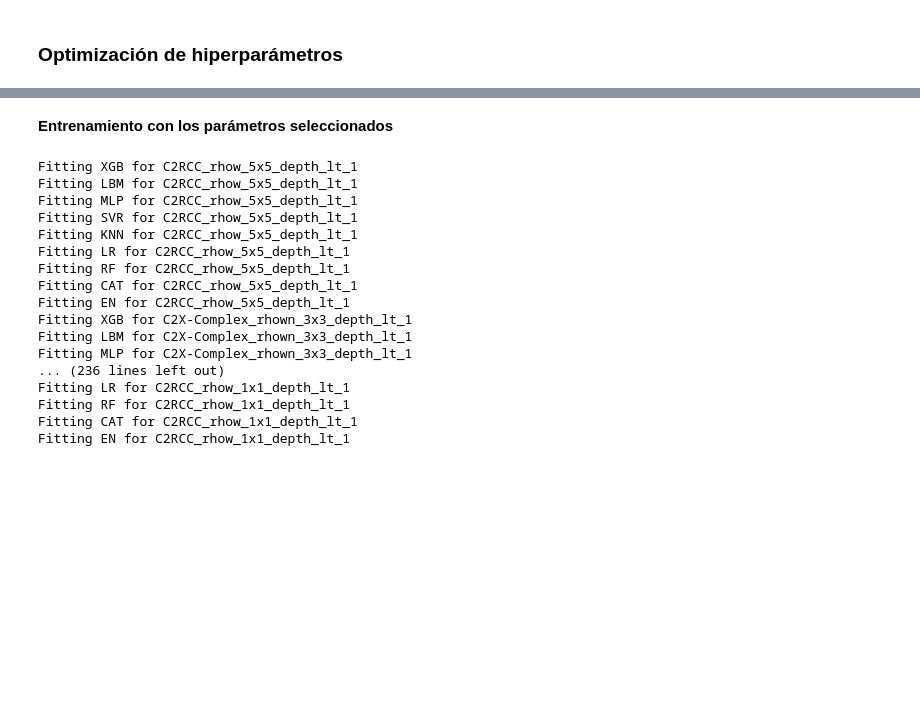
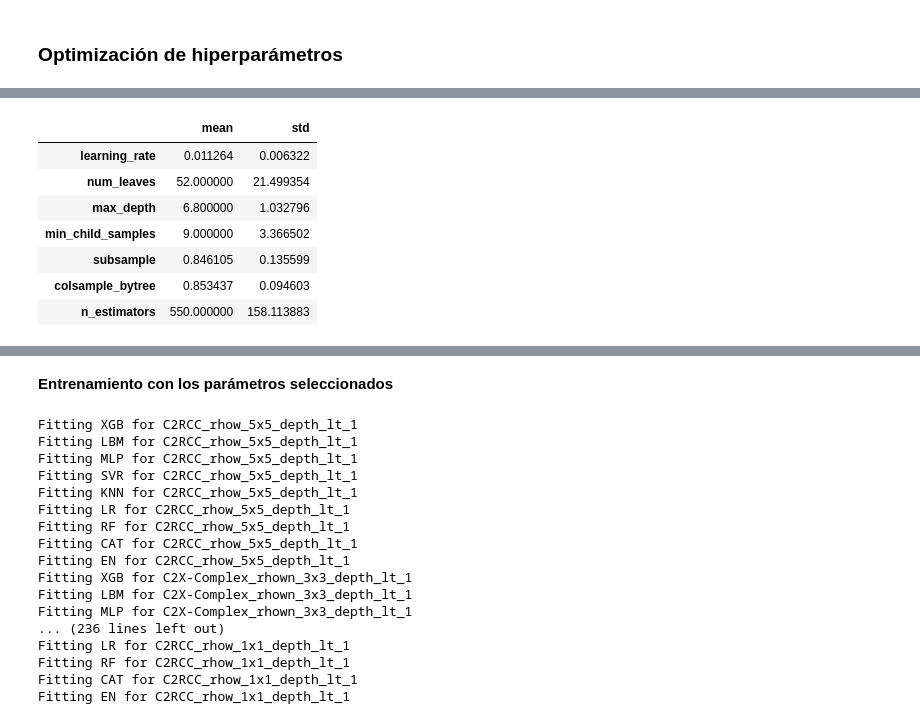
Before and after one commit to Antonio-MI/mar-menor-chl, a Jupyter notebook: Seleccion_Parametros.ipynb, the cells around one changed output, grey strips where cells are left out. Saved outputs shown, nothing was run; the diff lists cells and outputs as text; code cells hidden in the pictures; blank space fills up the shorter version.

```diff
--- a/Seleccion_Parametros.ipynb
+++ b/Seleccion_Parametros.ipynb
@@ -556,6 +662,38 @@ def objective(trial, df, target, model_name):
 # %%
 with open(f"training_results/selection_results_{depth}.pkl", "wb") as f:
     pickle.dump(global_results, f)
+# %%
+# Diccionario para agrupar parámetros por modelo
+params_by_model = defaultdict(list)
+
+# Agrupar best_params por modelo
+for (df_name, model_name), result in global_results.items():
+    best_params = result["best_params"]
+    params_by_model[model_name].append(best_params)
+
+# Crear DataFrames con medias y std por modelo
+summary_stats = {}
+
+for model_name, param_list in params_by_model.items():
+    df_params = pd.DataFrame(param_list)
+
+    # Filtramos solo columnas numéricas para calcular medias y std
+    df_numeric = df_params.select_dtypes(include=[np.number])
+
+    stats = pd.concat([df_numeric.mean().rename("mean"), df_numeric.std().rename("std")], axis=1)
+    summary_stats[model_name] = stats
+
+# Mostrar un ejemplo
+summary_stats["LBM"]
+# %% [output]
+|  | mean | std |
+| learning_rate | 0.011264 | 0.006322 |
+| num_leaves | 52.000000 | 21.499354 |
+| max_depth | 6.800000 | 1.032796 |
+| min_child_samples | 9.000000 | 3.366502 |
+| subsample | 0.846105 | 0.135599 |
+| colsample_bytree | 0.853437 | 0.094603 |
+| n_estimators | 550.000000 | 158.113883 |
 # %%
 global_results
 # %% [output]
```
Also changed, not shown: parts of 5 cells of this notebook, 10 other files.
